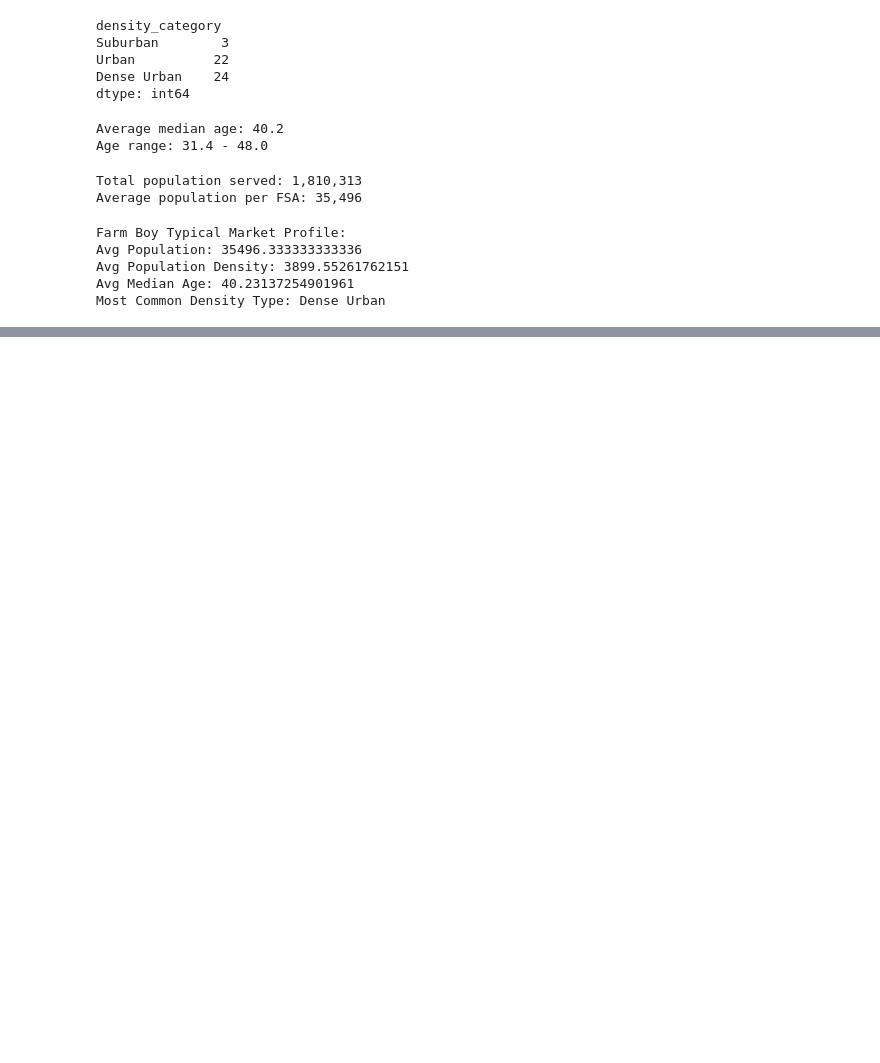
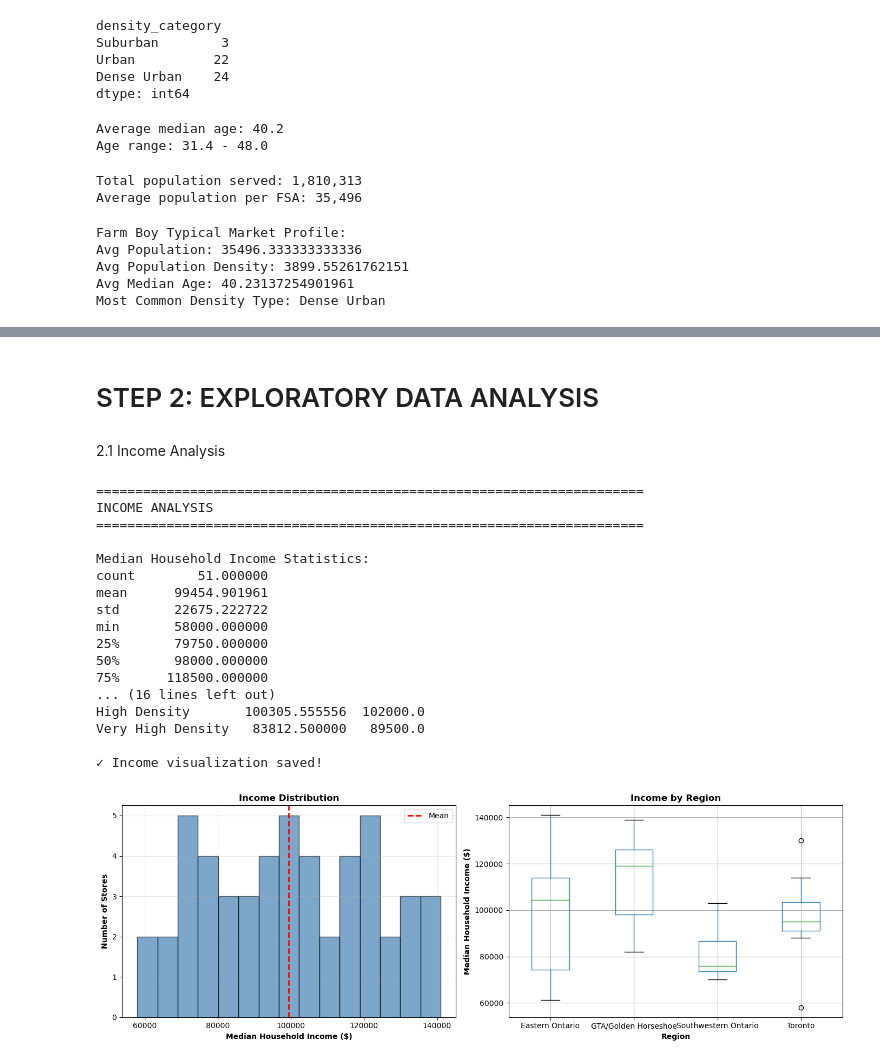
Before and after one commit to jordanchow1/farmboy_expansion, a Jupyter notebook: farmboy_eda.ipynb, the cells around one changed output, grey strips where cells are left out. Drawn from its saved outputs; the diff is of its cells as text; code cells hidden in the pictures; blank space fills up the shorter version.

```diff
--- a/farmboy_eda.ipynb
+++ b/farmboy_eda.ipynb
@@ -78,0 +162,70 @@ Most Common Density Type: Dense Urban
+# %% [markdown]
+# STEP 2: EXPLORATORY DATA ANALYSIS
+# %% [markdown]
+2.1 Income Analysis
+# %%
+import matplotlib.pyplot as plt
+import seaborn as sns
+
+print("="*70)
+print("INCOME ANALYSIS")
+print("="*70)
+
+# Basic statistics
+print(f"\nMedian Household Income Statistics:")
+print(df['Median total income of household in 2020 ($)'].describe())
+
+# Income by region
+print("\nIncome by Region:")
+income_by_region = df.groupby('region')['Median total income of household in 2020 ($)'].agg(['mean', 'median', 'min', 'max'])
+print(income_by_region)
+
+# Income by density category
+print("\nIncome by Density Category:")
+income_by_density = df.groupby('density_category')['Median total income of household in 2020 ($)'].agg(['mean', 'median'])
+print(income_by_density)
+
+# Visualization
+fig, axes = plt.subplots(1, 2, figsize=(14, 5))
+
+# Histogram
+axes[0].hist(df['Median total income of household in 2020 ($)'], bins=15,
+             edgecolor='black', alpha=0.7, color='steelblue')
+axes[0].axvline(df['Median total income of household in 2020 ($)'].mean(),
+                color='red', linestyle='--', linewidth=2, label='Mean')
+axes[0].set_xlabel('Median Household Income ($)', fontweight='bold')
+axes[0].set_ylabel('Number of Stores', fontweight='bold')
+axes[0].set_title('Income Distribution', fontweight='bold')
+axes[0].legend()
+axes[0].grid(alpha=0.3)
+
+# Box plot by region
+df.boxplot(column='Median total income of household in 2020 ($)',
+           by='region', ax=axes[1])
+axes[1].set_xlabel('Region', fontweight='bold')
+axes[1].set_ylabel('Median Household Income ($)', fontweight='bold')
+axes[1].set_title('Income by Region', fontweight='bold')
+plt.suptitle('')
+
+plt.tight_layout()
+plt.savefig('income_analysis.png', dpi=300, bbox_inches='tight')
+print("\n✓ Income visualization saved!")
+# %% [output]
+======================================================================
+INCOME ANALYSIS
+======================================================================
+
+Median Household Income Statistics:
+count        51.000000
+mean      99454.901961
+std       22675.222722
+min       58000.000000
+25%       79750.000000
+50%       98000.000000
+75%      118500.000000
+... (16 lines left out)
+High Density       100305.555556  102000.0
+Very High Density   83812.500000   89500.0
+
+✓ Income visualization saved!
+[figure, added]
```
Also changed, not shown: parts of 31 cells of this notebook, 4 other files.
